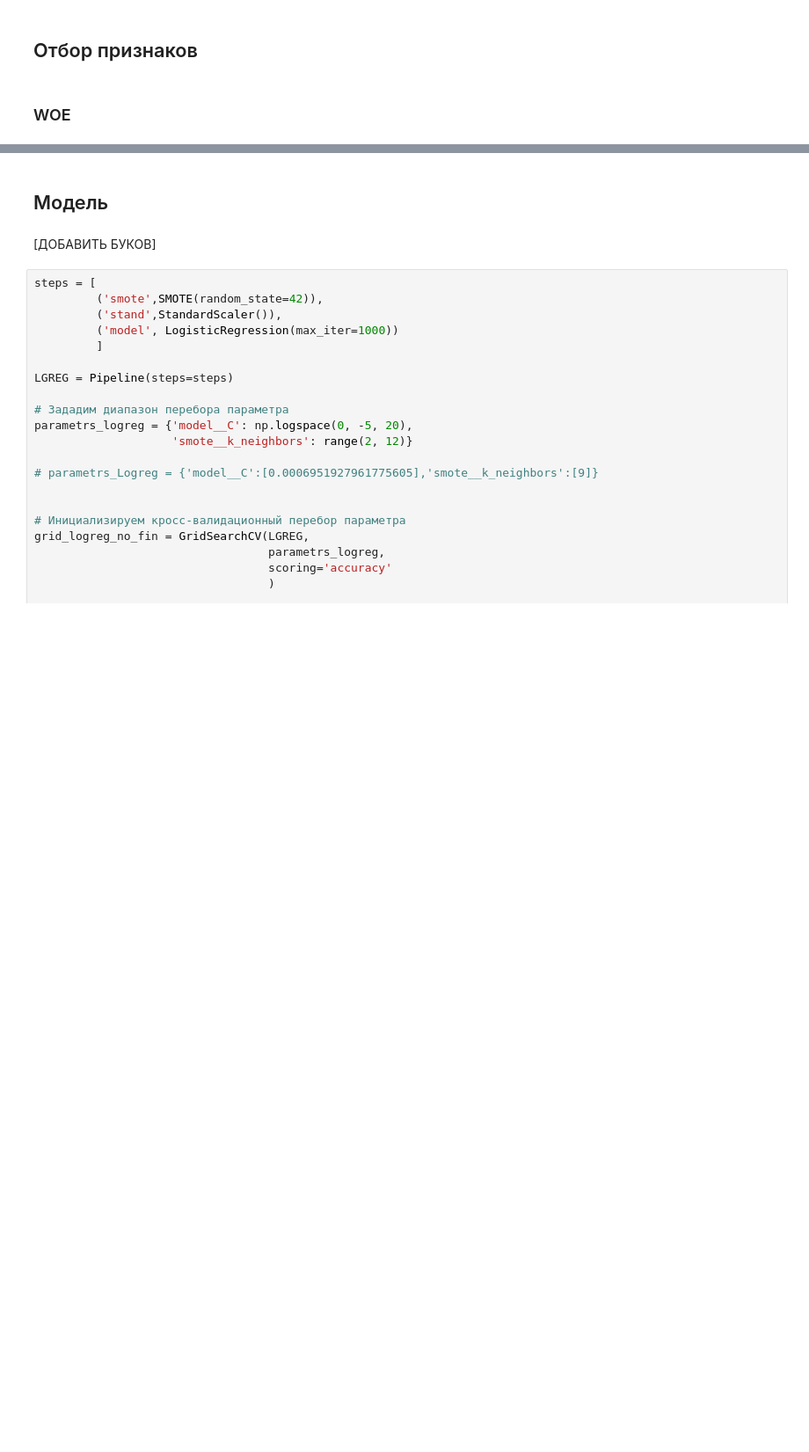
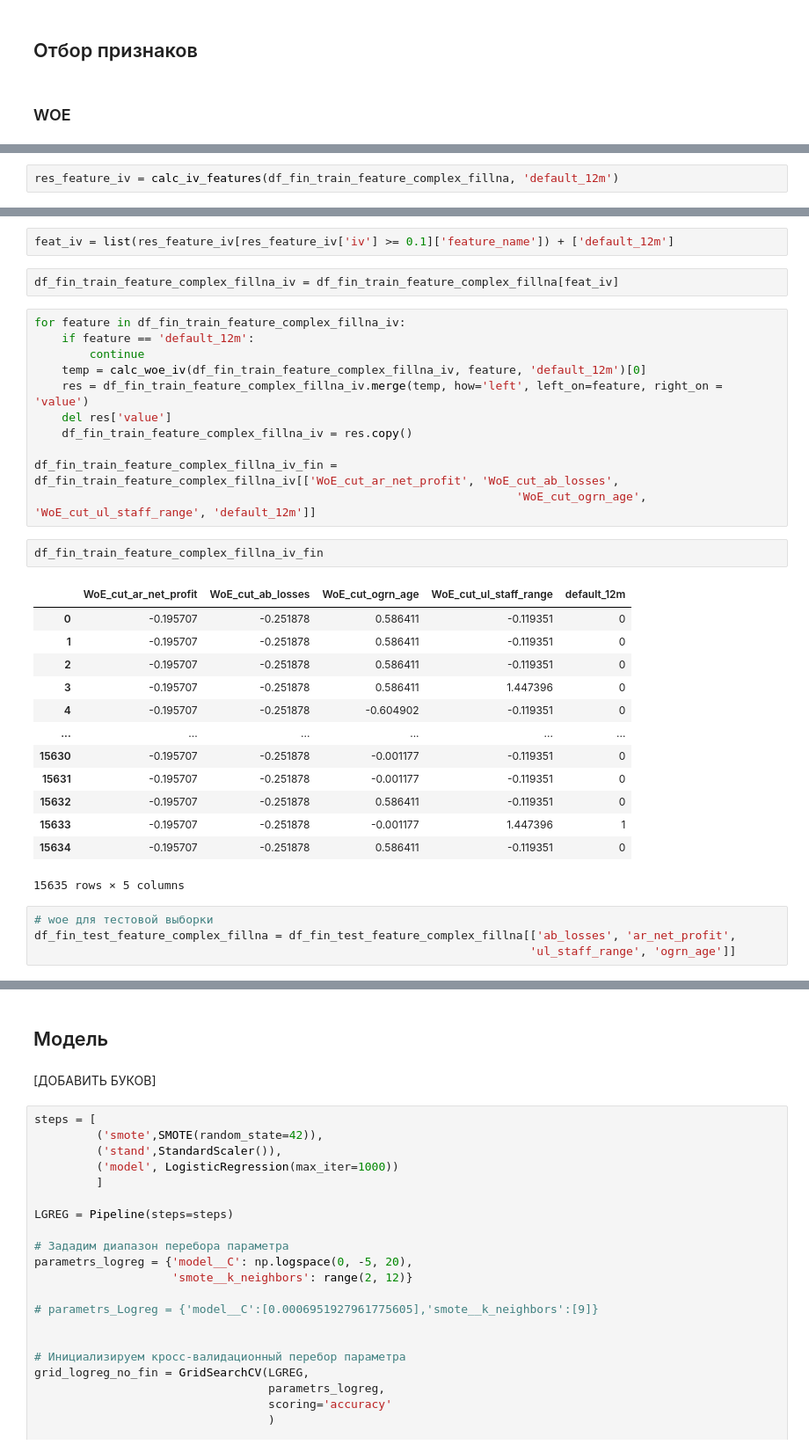
Before and after one commit to Stuksus/Hackaton_SBER, a Jupyter notebook: file_for_model_experiments.ipynb, the cells around one changed output, grey strips where cells are left out. Shown at 88% size. Saved outputs shown, nothing was run; the diff lists cells and outputs as text; blank space fills up the shorter version.

```diff
--- a/file_for_model_experiments.ipynb
+++ b/file_for_model_experiments.ipynb
@@ -986,0 +1062,2 @@ y_train_no_fin = df_no_fin_train_dropna['default_12m']
+# %%
+res_feature_iv = calc_iv_features(df_fin_train_feature_complex_fillna, 'default_12m')
@@ -986,0 +1072,35 @@ y_train_no_fin = df_no_fin_train_dropna['default_12m']
+# %%
+feat_iv = list(res_feature_iv[res_feature_iv['iv'] >= 0.1]['feature_name']) + ['default_12m']
+# %%
+df_fin_train_feature_complex_fillna_iv = df_fin_train_feature_complex_fillna[feat_iv]
+# %%
+for feature in df_fin_train_feature_complex_fillna_iv:
+    if feature == 'default_12m':
+        continue
+    temp = calc_woe_iv(df_fin_train_feature_complex_fillna_iv, feature, 'default_12m')[0]
+    res = df_fin_train_feature_complex_fillna_iv.merge(temp, how='left', left_on=feature, right_on = 'value')
+    del res['value']
+    df_fin_train_feature_complex_fillna_iv = res.copy()
+
+df_fin_train_feature_complex_fillna_iv_fin = df_fin_train_feature_complex_fillna_iv[['WoE_cut_ar_net_profit', 'WoE_cut_ab_losses',
+                                                                      'WoE_cut_ogrn_age', 'WoE_cut_ul_staff_range', 'default_12m']]
+# %%
+df_fin_train_feature_complex_fillna_iv_fin
+# %% [output]
+|  | WoE_cut_ar_net_profit | WoE_cut_ab_losses | WoE_cut_ogrn_age | WoE_cut_ul_staff_range | default_12m |
+| 0 | -0.195707 | -0.251878 | 0.586411 | -0.119351 | 0 |
+| 1 | -0.195707 | -0.251878 | 0.586411 | -0.119351 | 0 |
+| 2 | -0.195707 | -0.251878 | 0.586411 | -0.119351 | 0 |
+| 3 | -0.195707 | -0.251878 | 0.586411 | 1.447396 | 0 |
+| 4 | -0.195707 | -0.251878 | -0.604902 | -0.119351 | 0 |
+| ... | ... | ... | ... | ... | ... |
+| 15630 | -0.195707 | -0.251878 | -0.001177 | -0.119351 | 0 |
+| 15631 | -0.195707 | -0.251878 | -0.001177 | -0.119351 | 0 |
+| 15632 | -0.195707 | -0.251878 | 0.586411 | -0.119351 | 0 |
+| 15633 | -0.195707 | -0.251878 | -0.001177 | 1.447396 | 1 |
+| 15634 | -0.195707 | -0.251878 | 0.586411 | -0.119351 | 0 |
+15635 rows × 5 columns
+# %%
+# woe для тестовой выборки
+df_fin_test_feature_complex_fillna = df_fin_test_feature_complex_fillna[['ab_losses', 'ar_net_profit',
+                                                                        'ul_staff_range', 'ogrn_age']]
```
Also changed, not shown: parts of 16 cells of this notebook.
